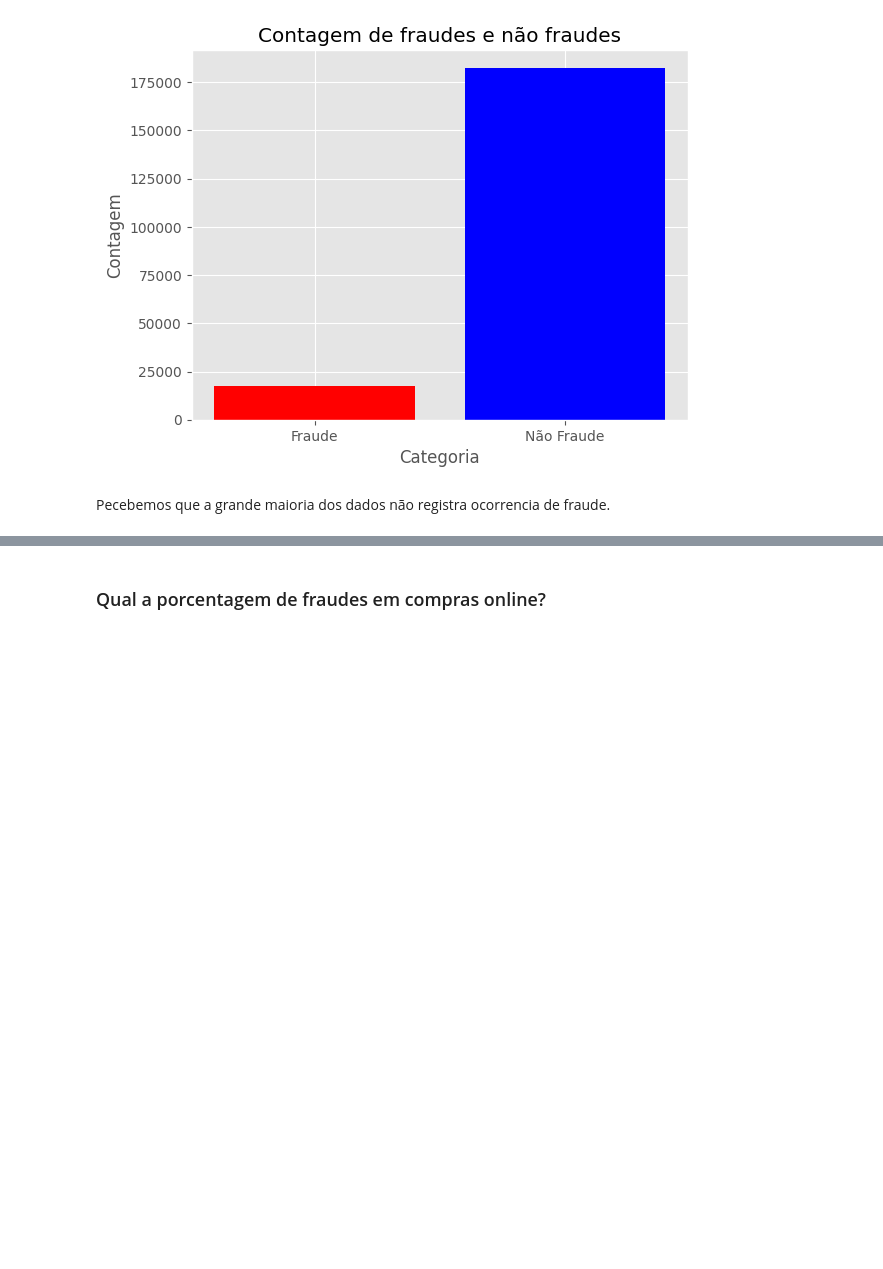
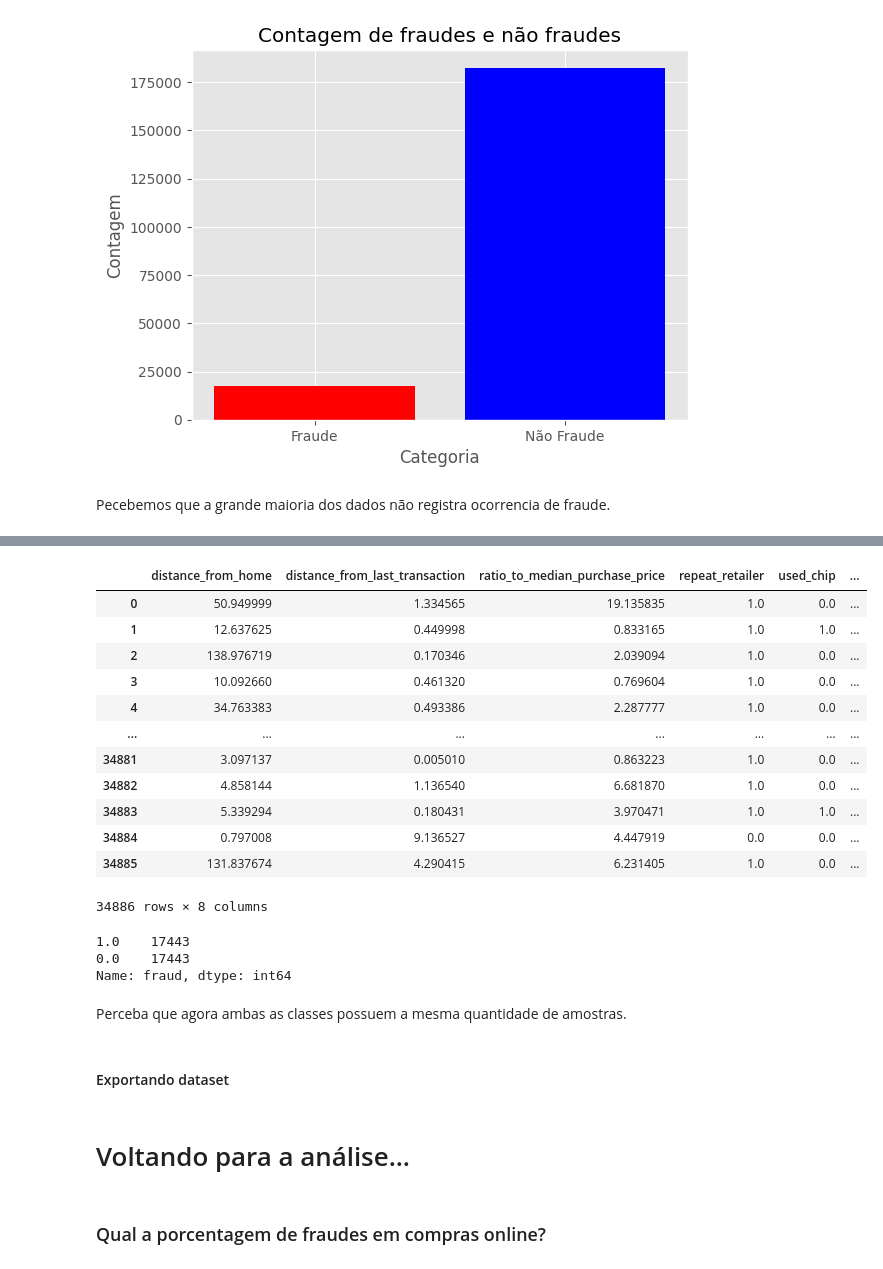
Before and after one commit to DieGod-DS/Credit-Card-Fraud, a Jupyter notebook: code/Exploratory_analisys/ead.ipynb, the cells around one changed output, grey strips where cells are left out. Drawn from its saved outputs; the diff is of its cells as text; code cells hidden in the pictures; blank space fills up the shorter version.

```diff
--- a/code/Exploratory_analisys/aed.ipynb
+++ b/code/Exploratory_analisys/ead.ipynb
@@ -200,0 +206,38 @@ Pecebemos que a grande maioria dos dados não registra ocorrencia de fraude.
+# %%
+# definindo contagem de cada valor das fraudes
+class_counts = data20.fraud.value_counts()
+
+# valor mínimo de uma classe nas fraudes
+min_class_count = class_counts.min()
+
+# balanceando os valores para que possam possuir quantidades iguais de fraudes e não fraudes
+balanced_data = pd.concat([
+    data20[data20['fraud'] == target].sample(min_class_count, replace=False) for target in class_counts.index
+])
+
+balanced_data = balanced_data.sample(frac=1).reset_index(drop=True)
+balanced_data
+# %% [output]
+|  | distance_from_home | distance_from_last_transaction | ratio_to_median_purchase_price | repeat_retailer | used_chip | ... |
+| 0 | 50.949999 | 1.334565 | 19.135835 | 1.0 | 0.0 | ... |
+| 1 | 12.637625 | 0.449998 | 0.833165 | 1.0 | 1.0 | ... |
+| 2 | 138.976719 | 0.170346 | 2.039094 | 1.0 | 0.0 | ... |
+| 3 | 10.092660 | 0.461320 | 0.769604 | 1.0 | 0.0 | ... |
+| 4 | 34.763383 | 0.493386 | 2.287777 | 1.0 | 0.0 | ... |
+| ... | ... | ... | ... | ... | ... | ... |
+| 34881 | 3.097137 | 0.005010 | 0.863223 | 1.0 | 0.0 | ... |
+| 34882 | 4.858144 | 1.136540 | 6.681870 | 1.0 | 0.0 | ... |
+| 34883 | 5.339294 | 0.180431 | 3.970471 | 1.0 | 1.0 | ... |
+| 34884 | 0.797008 | 9.136527 | 4.447919 | 0.0 | 0.0 | ... |
+| 34885 | 131.837674 | 4.290415 | 6.231405 | 1.0 | 0.0 | ... |
+34886 rows × 8 columns
+# %%
+balanced_data.fraud.value_counts()
+# %% [output]
+1.0    17443
+0.0    17443
+Name: fraud, dtype: int64
+# %% [markdown]
+Perceba que agora ambas as classes possuem a mesma quantidade de amostras.
+# %% [markdown]
+#### Exportando dataset
@@ -201,3 +248,5 @@ Pecebemos que a grande maioria dos dados não registra ocorrencia de fraude.
+# %% [markdown]
+# Voltando para a análise...
 # %% [markdown]
 ### Qual a porcentagem de fraudes em compras online?
 # %%
```
Also changed, not shown: parts of 3 cells of this notebook, 7 other files.
